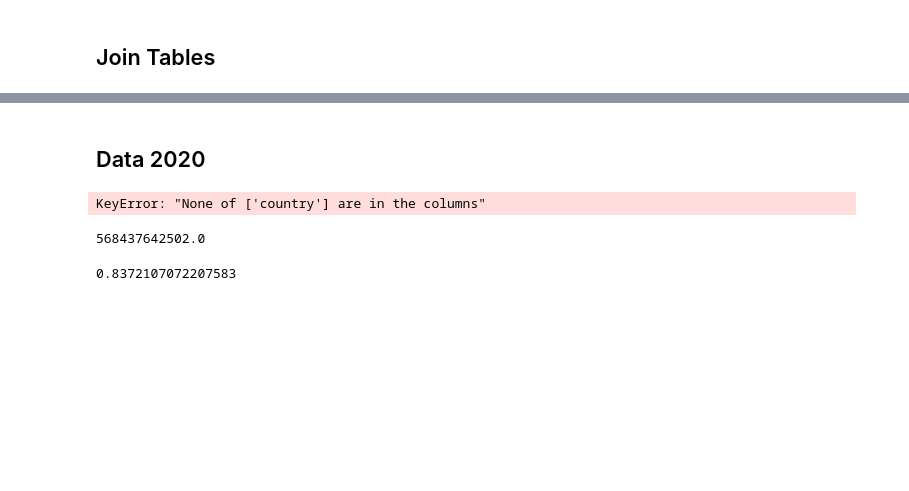
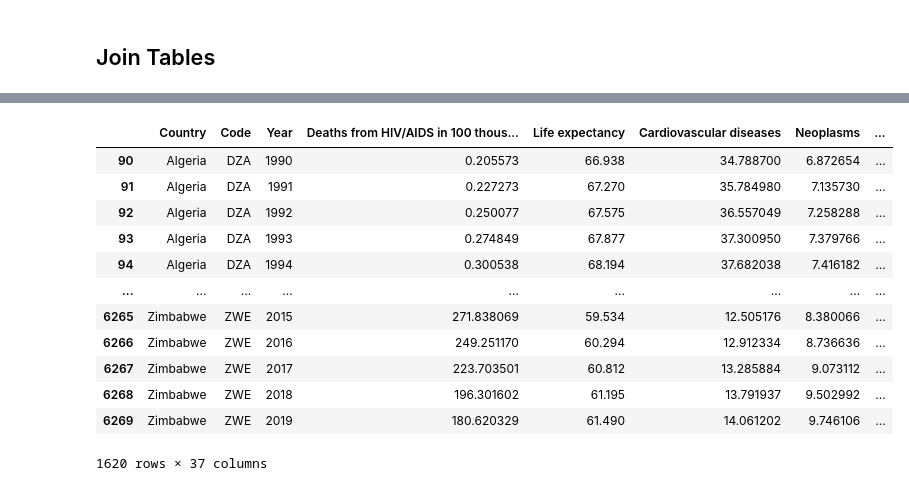
Before and after one commit to simonsasse/dataviz, a Jupyter notebook: main.ipynb, the cells around one changed output, grey strips where cells are left out. Cells and saved outputs as stored; diff of their text form; code cells hidden in the pictures; blank space fills up the shorter version.

```diff
--- a/main.ipynb
+++ b/main.ipynb
@@ -275,0 +201,4 @@ Name: 40, dtype: object
+# %%
+# merge in hiv death rates
+hiv_and_LE = hiv_import.merge(life_expectancy, on=["Country","Year","Code"])
+hiv_and_LE
@@ -276 +219,22 @@ Name: 40, dtype: object
+# %%
+hiv_le_causes = hiv_and_LE.merge(cause_death_import, on=["Country","Year","Code"])
+# %%
+# shrink dataset to african countries
+hiv_le_causes = hiv_le_causes[hiv_le_causes["Code"].isin(african_iso_codes)]
+# %%
+hiv_le_causes
+# %% [output]
+|  | Country | Code | Year | Deaths from HIV/AIDS in 100 thous... | Life expectancy | Cardiovascular diseases | Neoplasms | ... |
+| 90 | Algeria | DZA | 1990 | 0.205573 | 66.938 | 34.788700 | 6.872654 | ... |
+| 91 | Algeria | DZA | 1991 | 0.227273 | 67.270 | 35.784980 | 7.135730 | ... |
+| 92 | Algeria | DZA | 1992 | 0.250077 | 67.575 | 36.557049 | 7.258288 | ... |
+| 93 | Algeria | DZA | 1993 | 0.274849 | 67.877 | 37.300950 | 7.379766 | ... |
+| 94 | Algeria | DZA | 1994 | 0.300538 | 68.194 | 37.682038 | 7.416182 | ... |
+| ... | ... | ... | ... | ... | ... | ... | ... | ... |
+| 6265 | Zimbabwe | ZWE | 2015 | 271.838069 | 59.534 | 12.505176 | 8.380066 | ... |
+| 6266 | Zimbabwe | ZWE | 2016 | 249.251170 | 60.294 | 12.912334 | 8.736636 | ... |
+| 6267 | Zimbabwe | ZWE | 2017 | 223.703501 | 60.812 | 13.285884 | 9.073112 | ... |
+| 6268 | Zimbabwe | ZWE | 2018 | 196.301602 | 61.195 | 13.791937 | 9.502992 | ... |
+| 6269 | Zimbabwe | ZWE | 2019 | 180.620329 | 61.490 | 14.061202 | 9.746106 | ... |
+1620 rows × 37 columns
 # %%
@@ -278,23 +241,0 @@ merged_data.to_csv("data/merged_data.csv")
-# %% [markdown]
-## Data 2020
-# %%
-merged_data_2020 = merged_data[merged_data.index == 2020].sort_values(by=["average_life_expectancy"], ascending=False)
-# Sort for life expectancy
-merged_data_2020.set_index('country', inplace=True)
-# Drop regions like World, North America etc
-merged_data_2020.drop(regions_to_exclude, axis=0, inplace=True)
-merged_data_2020
-# %% [output]
-KeyError: "None of ['country'] are in the columns"
-# %%
-# calculate total years per country
-merged_data_2020["total_years"] = merged_data_2020.average_life_expectancy * merged_data_2020.population
-# And in total
-total_years_2020 = merged_data_2020["total_years"].sum()
-total_years_2020
-# %% [output]
-568437642502.0
-# %%
-merged_data_2020.head(150).total_years.sum() / total_years_2020
-# %% [output]
-0.8372107072207583
```
Also changed, not shown: parts of 51 cells of this notebook, 3 other files.
